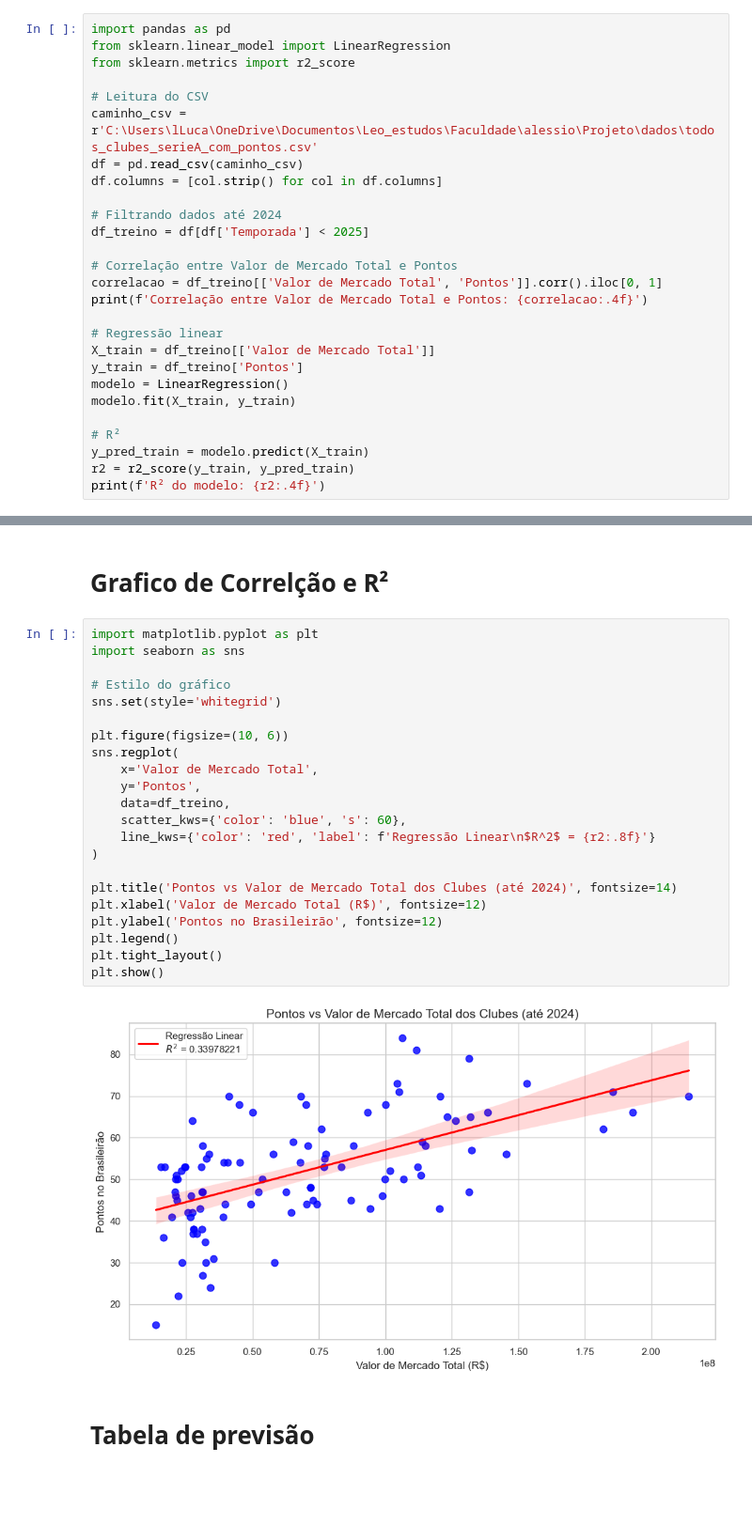
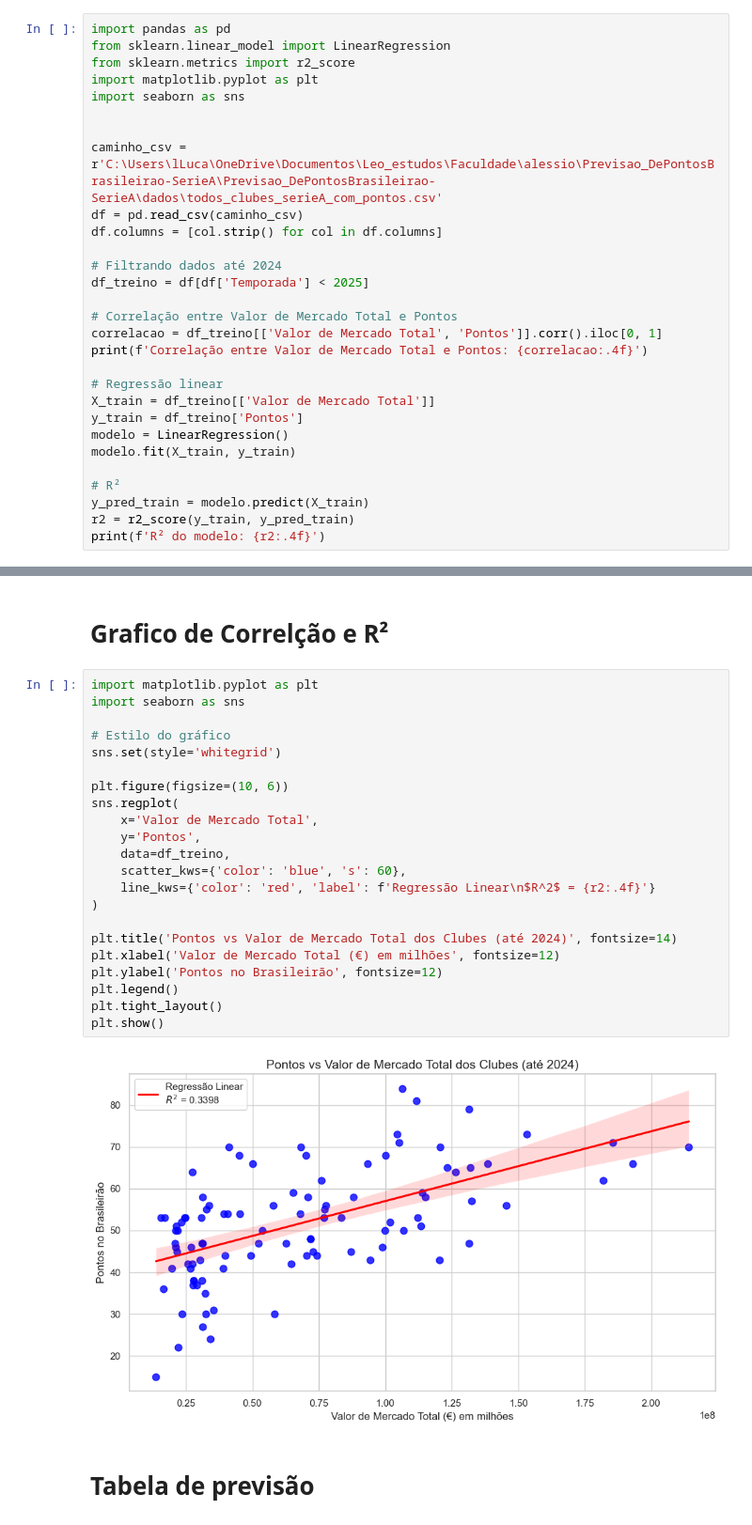
Before and after one commit to leonardofeitos4/Previsao_DePontosBrasileirao-SerieA, a Jupyter notebook: dados/teste.ipynb, the cells around one changed output, grey strips where cells are left out. Shown at 94% size. Cells and saved outputs as stored; diff of their text form; blank space fills up the shorter version.

```diff
--- a/dados/teste.ipynb
+++ b/dados/teste.ipynb
@@ -141,9 +143,11 @@ CSV salvo com sucesso!
 import pandas as pd
 from sklearn.linear_model import LinearRegression
 from sklearn.metrics import r2_score
+import matplotlib.pyplot as plt
+import seaborn as sns
 
-# Leitura do CSV
-caminho_csv = r'C:\Users\lLuca\OneDrive\Documentos\Leo_estudos\Faculdade\alessio\Projeto\dados\todos_clubes_serieA_com_pontos.csv'
+
+caminho_csv = r'C:\Users\lLuca\OneDrive\Documentos\Leo_estudos\Faculdade\alessio\Previsao_DePontosBrasileirao-SerieA\Previsao_DePontosBrasileirao-SerieA\dados\todos_clubes_serieA_com_pontos.csv'
 df = pd.read_csv(caminho_csv)
 df.columns = [col.strip() for col in df.columns]
 
@@ -172,26 +176,26 @@ R² do modelo: 0.3398
 # %%
 import matplotlib.pyplot as plt
 import seaborn as sns
 
 # Estilo do gráfico
 sns.set(style='whitegrid')
 
 plt.figure(figsize=(10, 6))
 sns.regplot(
     x='Valor de Mercado Total',
     y='Pontos',
     data=df_treino,
     scatter_kws={'color': 'blue', 's': 60},
-    line_kws={'color': 'red', 'label': f'Regressão Linear\n$R^2$ = {r2:.8f}'}
+    line_kws={'color': 'red', 'label': f'Regressão Linear\n$R^2$ = {r2:.4f}'}
 )
 
 plt.title('Pontos vs Valor de Mercado Total dos Clubes (até 2024)', fontsize=14)
-plt.xlabel('Valor de Mercado Total (R$)', fontsize=12)
+plt.xlabel('Valor de Mercado Total (€) em milhões', fontsize=12)
 plt.ylabel('Pontos no Brasileirão', fontsize=12)
 plt.legend()
 plt.tight_layout()
 plt.show()
 # %% [output]
-[figure, old version]
+[figure, new version]
 # %% [markdown]
 # Tabela de previsão
```
Also changed, not shown: parts of 9 cells of this notebook.
